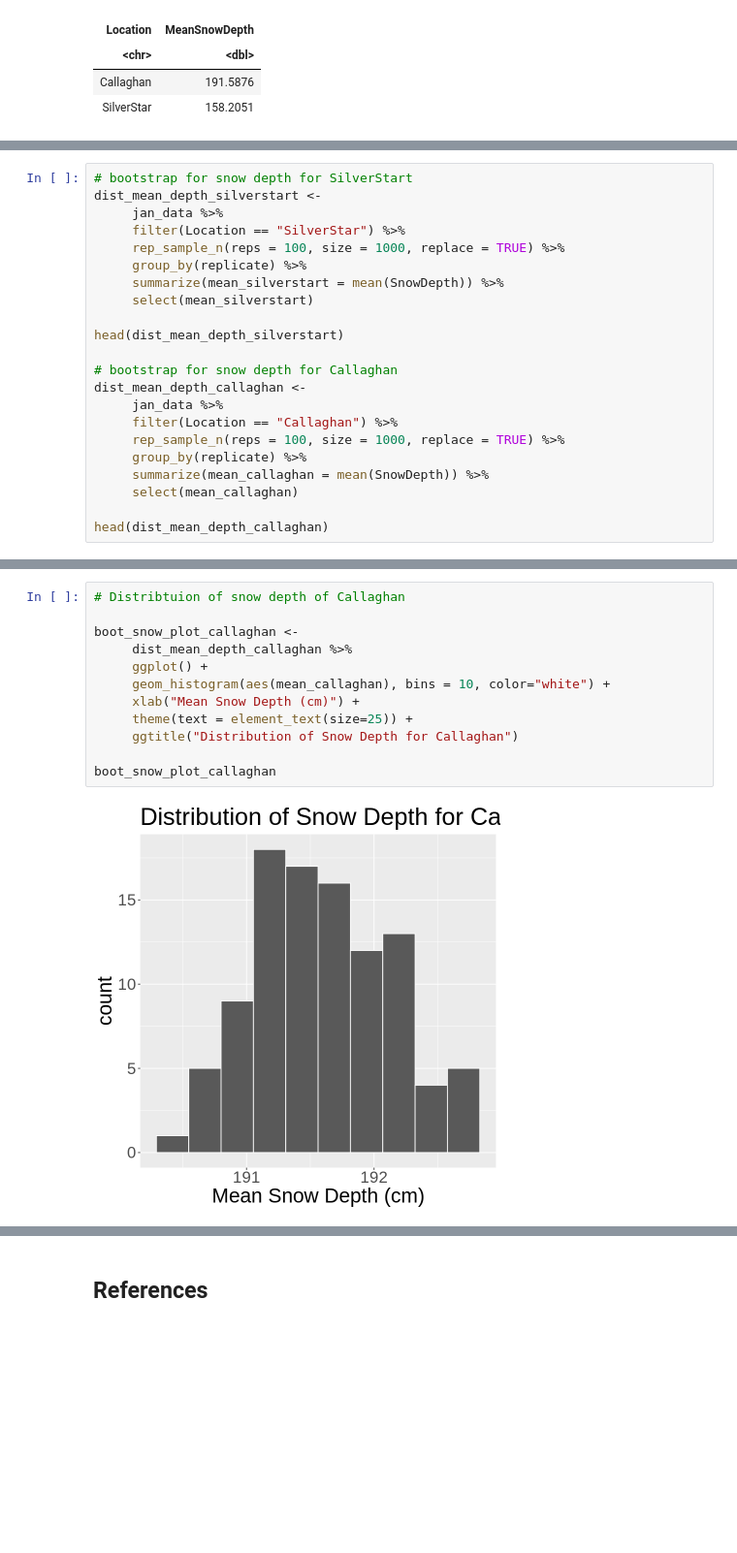
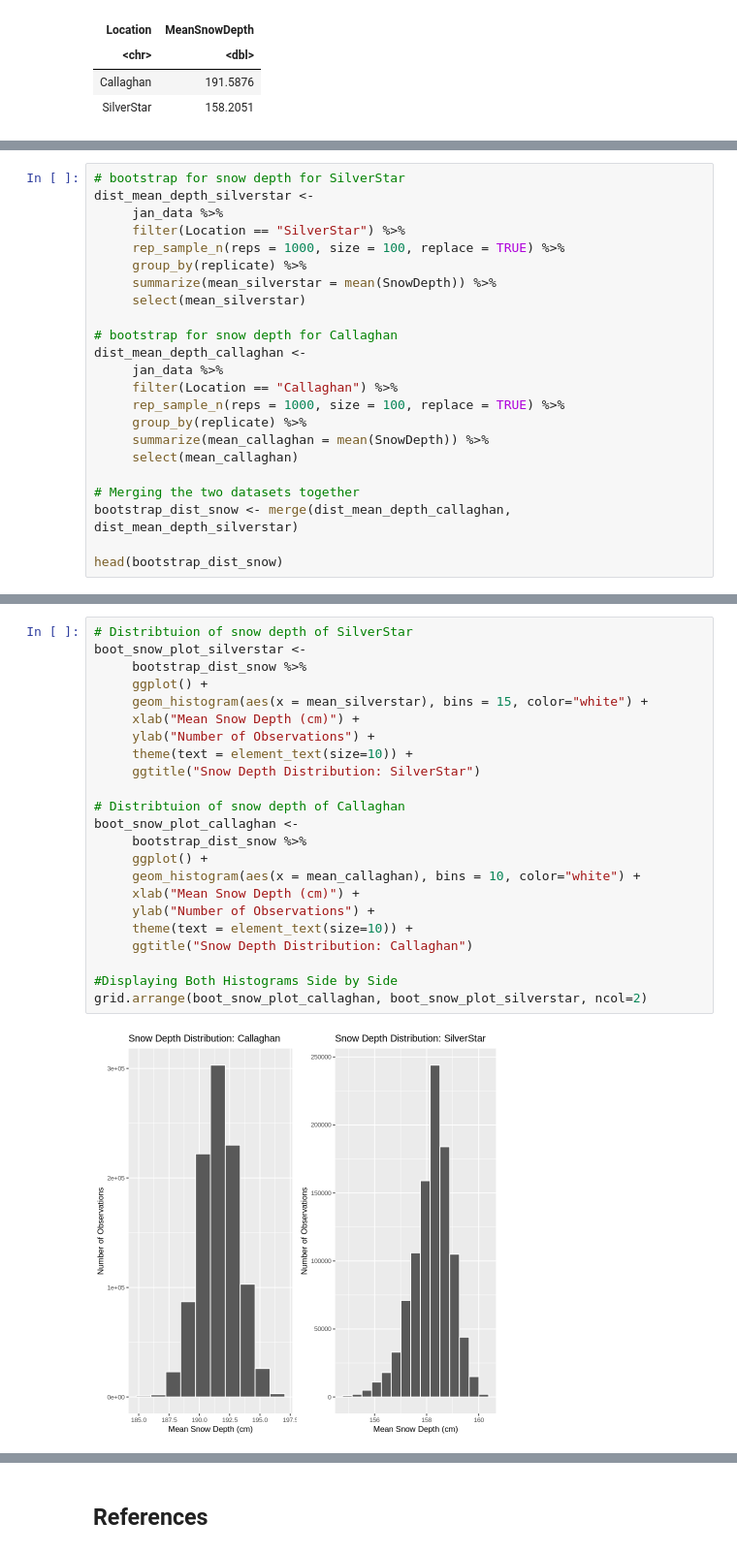
Before and after one commit to carlosperez67/Inferential-Analysis-on-Snow-Depth-Due-to-Elevation, a Jupyter notebook: GroupProposal.ipynb, the cells around one changed output, grey strips where cells are left out. Shown at 97% size. Saved outputs shown, nothing was run; the diff lists cells and outputs as text; blank space fills up the shorter version.

```diff
--- a/GroupProposal.ipynb
+++ b/GroupProposal.ipynb
@@ -262,23 +237,24 @@ We will also calculate the confidence intervals through bootstrapping and asympt
 # %%
-# bootstrap for snow depth for SilverStart
-dist_mean_depth_silverstart <-
+# bootstrap for snow depth for SilverStar
+dist_mean_depth_silverstar <-
      jan_data %>%
      filter(Location == "SilverStar") %>%
-     rep_sample_n(reps = 100, size = 1000, replace = TRUE) %>%
+     rep_sample_n(reps = 1000, size = 100, replace = TRUE) %>%
      group_by(replicate) %>%
-     summarize(mean_silverstart = mean(SnowDepth)) %>%
-     select(mean_silverstart)
-
-head(dist_mean_depth_silverstart)
+     summarize(mean_silverstar = mean(SnowDepth)) %>%
+     select(mean_silverstar)
 
 # bootstrap for snow depth for Callaghan
 dist_mean_depth_callaghan <-
      jan_data %>%
      filter(Location == "Callaghan") %>%
-     rep_sample_n(reps = 100, size = 1000, replace = TRUE) %>%
+     rep_sample_n(reps = 1000, size = 100, replace = TRUE) %>%
      group_by(replicate) %>%
      summarize(mean_callaghan = mean(SnowDepth)) %>%
      select(mean_callaghan)
 
-head(dist_mean_depth_callaghan)
+# Merging the two datasets together
+bootstrap_dist_snow <- merge(dist_mean_depth_callaghan, dist_mean_depth_silverstar)
+
+head(bootstrap_dist_snow)
 # %% [output]
@@ -317,14 +272,25 @@ boot_snow_plot_silverstart
 # %%
+# Distribtuion of snow depth of SilverStar
+boot_snow_plot_silverstar <-
+     bootstrap_dist_snow %>%
+     ggplot() +
+     geom_histogram(aes(x = mean_silverstar), bins = 15, color="white") +
+     xlab("Mean Snow Depth (cm)") +
+     ylab("Number of Observations") +
+     theme(text = element_text(size=10)) +
+     ggtitle("Snow Depth Distribution: SilverStar")
+
 # Distribtuion of snow depth of Callaghan
+boot_snow_plot_callaghan <-
+     bootstrap_dist_snow %>%
+     ggplot() +
+     geom_histogram(aes(x = mean_callaghan), bins = 10, color="white") +
+     xlab("Mean Snow Depth (cm)") +
+     ylab("Number of Observations") +
+     theme(text = element_text(size=10)) +
+     ggtitle("Snow Depth Distribution: Callaghan")
 
-boot_snow_plot_callaghan <-
-     dist_mean_depth_callaghan %>%
-     ggplot() +
-     geom_histogram(aes(mean_callaghan), bins = 10, color="white") +
-     xlab("Mean Snow Depth (cm)") +
-     theme(text = element_text(size=25)) +
-     ggtitle("Distribution of Snow Depth for Callaghan")
-
-boot_snow_plot_callaghan
+#Displaying Both Histograms Side by Side
+grid.arrange(boot_snow_plot_callaghan, boot_snow_plot_silverstar, ncol=2)
 # %% [output]
-[figure, old version]
+[figure, new version]
```
Also changed, not shown: parts of 37 cells of this notebook.
